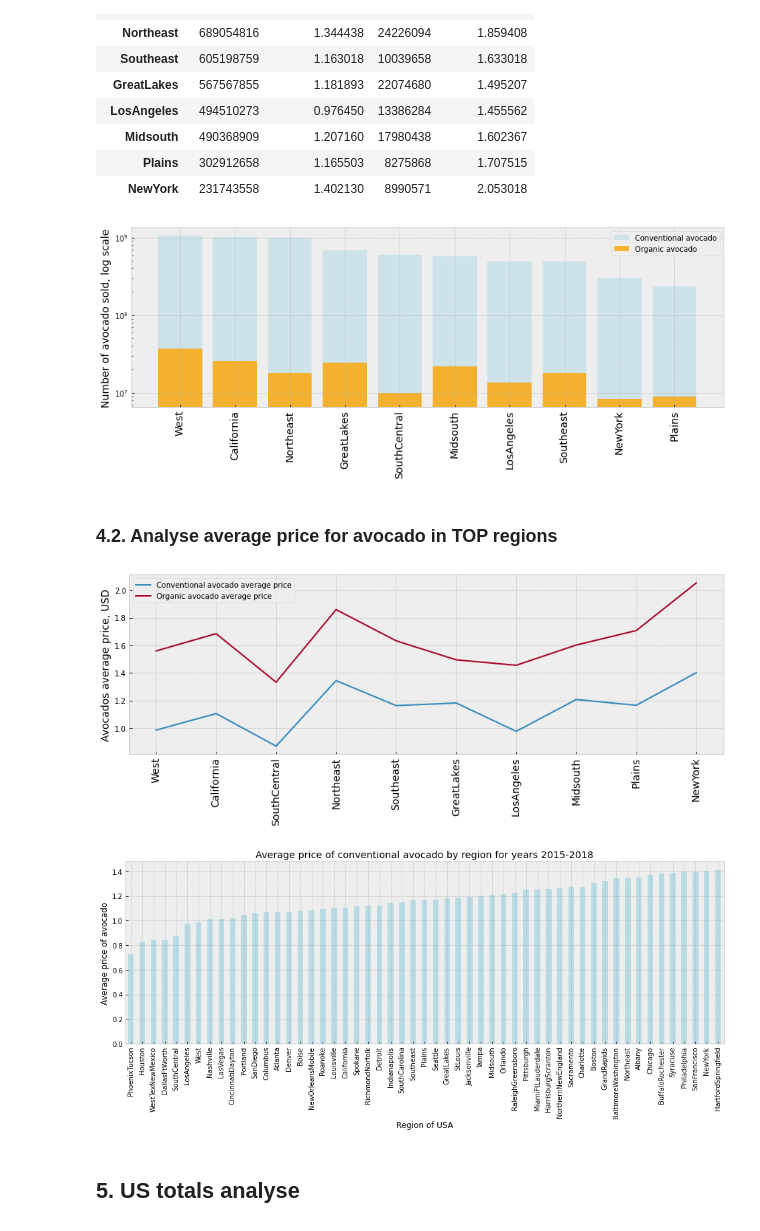
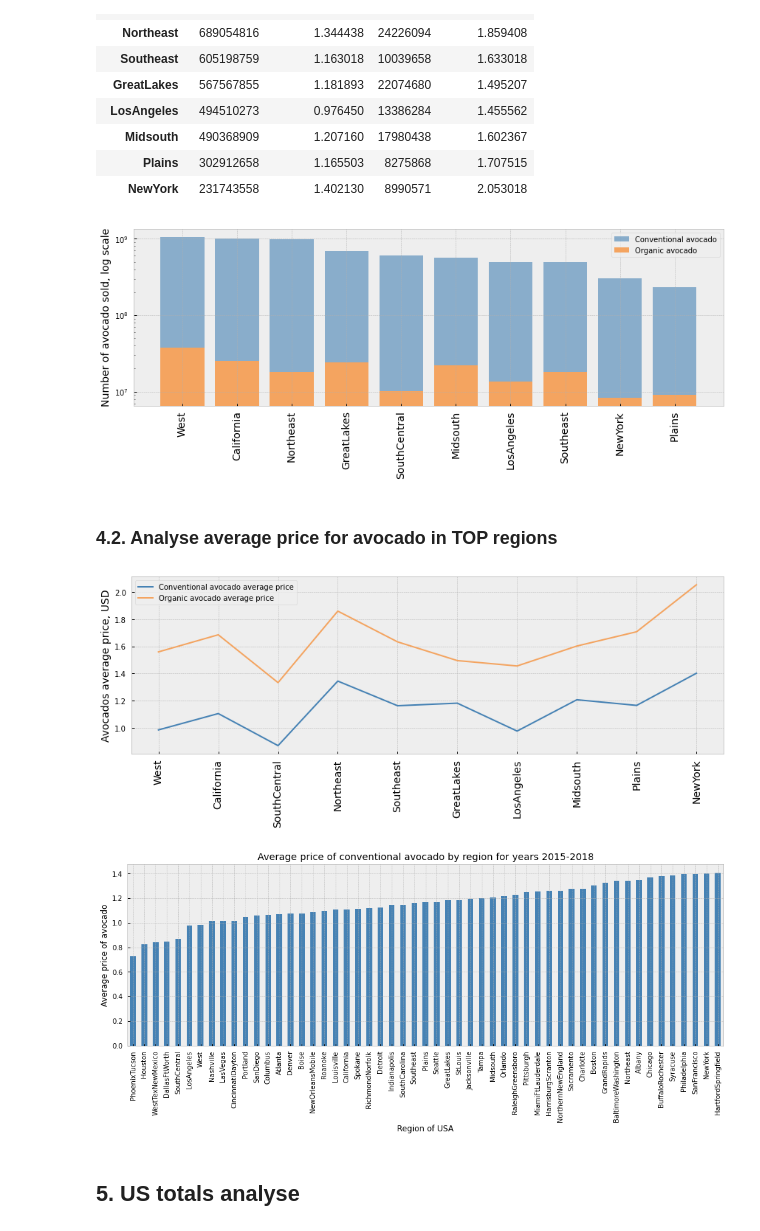
Before and after one commit to samburska/avocado, a Jupyter notebook: avocado.ipynb, the cells around one changed output. Cells and saved outputs as stored; diff of their text form; code cells hidden in the pictures.

Commit message:
Update chart colors

```diff
--- a/avocado.ipynb
+++ b/avocado.ipynb
@@ -336,31 +336,31 @@ largest_reg
 | NewYork | 231743558 | 1.402130 | 8990571 | 2.053018 |
 # %%
 # Chart of avocado sold by region
+plt.style.use('bmh')
+
 fig, ax = plt.subplots(figsize=(12,5))
 
-ax.bar(largest_reg.index, largest_reg.conv_sold, alpha = 0.5, color = 'lightblue', log = True, label = 'Conventional avocado')
-ax.bar(largest_reg.index, largest_reg.org_sold, alpha = 0.8, color = 'orange', log = True, label = 'Organic avocado')
+ax.bar(largest_reg.index, largest_reg.conv_sold, color = 'steelblue', alpha = 0.6, log = True, label = 'Conventional avocado')
+ax.bar(largest_reg.index, largest_reg.org_sold, color = 'sandybrown', log = True, label = 'Organic avocado')
 
 ax.set_xticklabels(org_reg.index, rotation=90, fontsize = 14)
 ax.set_ylabel('Number of avocado sold, log scale', fontsize = 14)
 
 plt.legend()
 
 plt.tight_layout()
 plt.savefig(r'files/avocado_sold_top_reg.jpg')
 plt.show()
 # %% [output]
-[figure, old version]
+[figure, new version]
 # %% [markdown]
 ### 4.2. Analyse average price for avocado in TOP regions
 # %%
 # Chart of organic and conventional avocado total sold by region
-plt.style.use('bmh')
-
 fig, ax = plt.subplots(figsize = (12, 5))
 
-ax.plot(largest_reg.index, largest_reg.conv_avg_price, label = 'Conventional avocado average price')
-ax.plot(largest_reg.index, largest_reg.org_avg_price, label = 'Organic avocado average price')
+ax.plot(largest_reg.index, largest_reg.conv_avg_price, color = 'steelblue', label = 'Conventional avocado average price')
+ax.plot(largest_reg.index, largest_reg.org_avg_price, color = 'sandybrown', label = 'Organic avocado average price')
 
 ax.set_xticklabels(largest_reg.index, rotation=90, fontsize = 14)
 ax.set_ylabel('Avocados average price, USD', fontsize = 14)
@@ -372,12 +372,12 @@ plt.show()
 
 # From the chart we can see that average price of avocado depends on the region. The dependance behavior is the same for both types of avocado and the cheapest avocado is in South-Central region.
 # %% [output]
-[figure, old version]
+[figure, new version]
 # %%
 df = av_df_nototals[av_df_nototals.type == 'conventional'].groupby(['region'])['avg_price'].agg('mean').sort_values(ascending = True)
 
 fig, ax = plt.subplots(figsize = (16, 5))
-ax = df.plot(kind = 'bar', color = 'lightblue', fontsize = 10, alpha = 0.8)
+ax = df.plot(kind = 'bar', fontsize = 10, color = 'steelblue')
 
 plt.xlabel('Region of USA')
 plt.ylabel('Average price of avocado')
@@ -385,7 +385,7 @@ plt.title('Average price of conventional avocado by region for years 2015-2018')
 
 plt.show()
 # %% [output]
-[figure, old version]
+[figure, new version]
 # %% [markdown]
 ## 5. US totals analyse
 # %%
```
Also changed, not shown: parts of 13 cells of this notebook, 13 other files.
